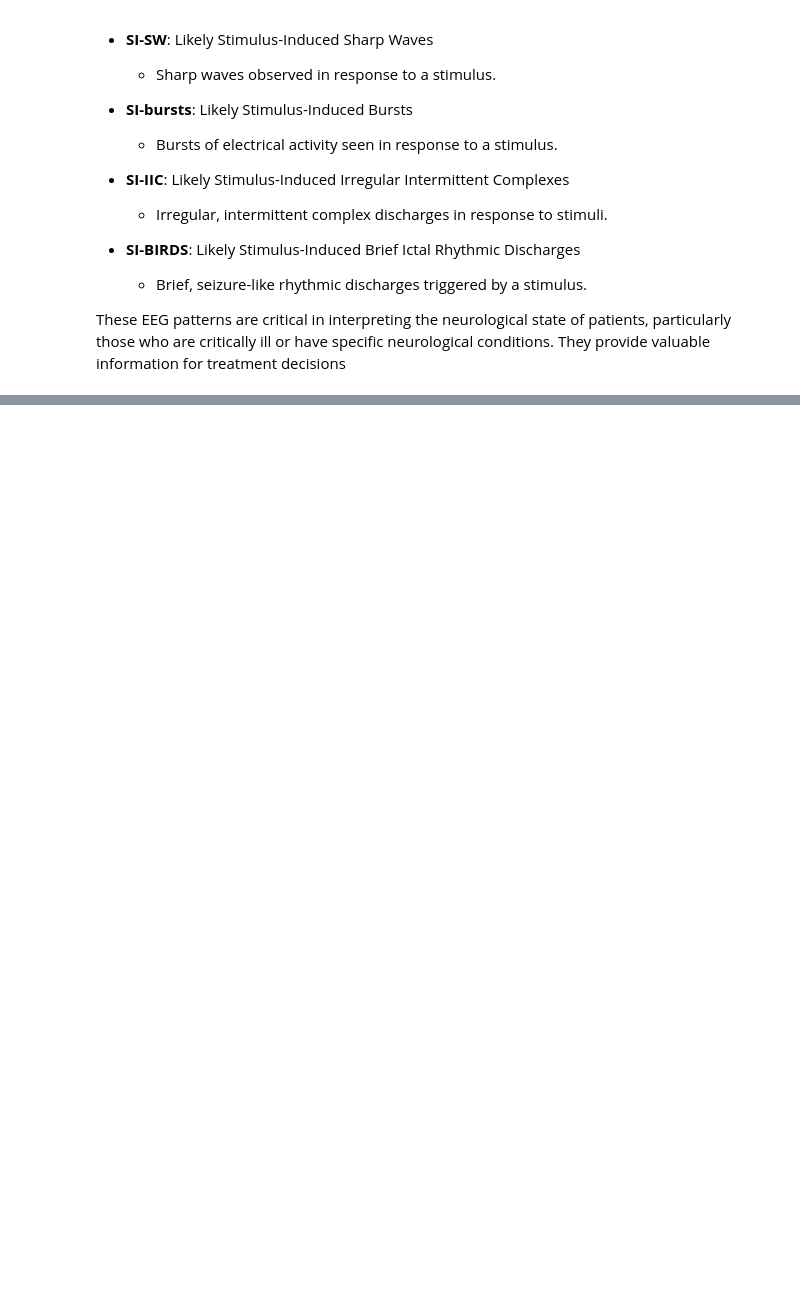
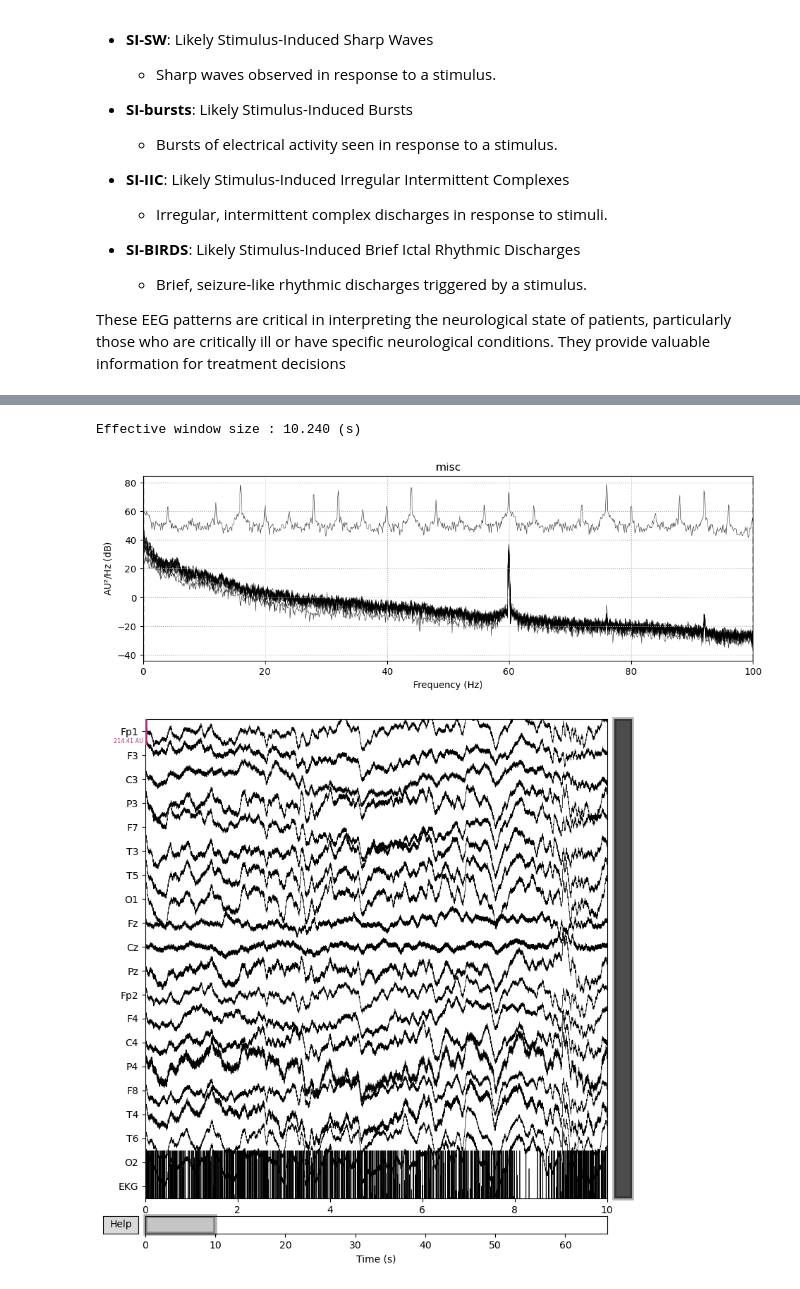
Before and after one commit to byvfx/kaggle, a Jupyter notebook: hms-harmful-brain-activity-classification/notebooks/notes.ipynb, the cells around one changed output, grey strips where cells are left out. Cells and saved outputs as stored; diff of their text form; code cells hidden in the pictures; blank space fills up the shorter version.

```diff
--- a/hms-harmful-brain-activity-classification/notebooks/notes.ipynb
+++ b/hms-harmful-brain-activity-classification/notebooks/notes.ipynb
@@ -62,0 +181,7 @@ Error:
+# %%
+raw.compute_psd(fmax=100, picks=raw.info['ch_names']).plot(picks=raw.info['ch_names'], exclude="bads")
+raw.plot(duration=10, n_channels=21, scalings='auto')
+# %% [output]
+Effective window size : 10.240 (s)
+[figure, added]
+[figure, added]
```
Also changed, not shown: parts of 12 cells of this notebook, 2 other files.
